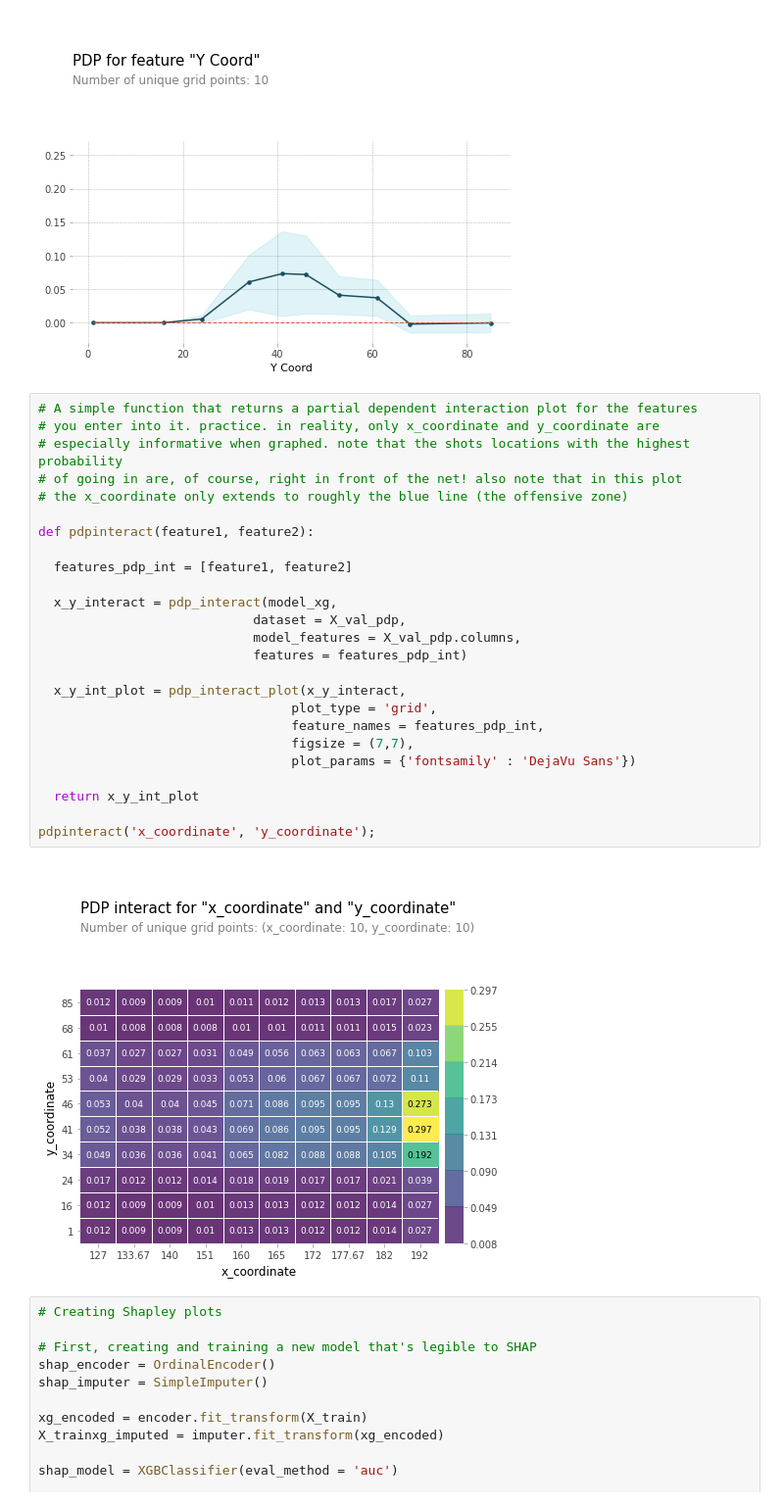
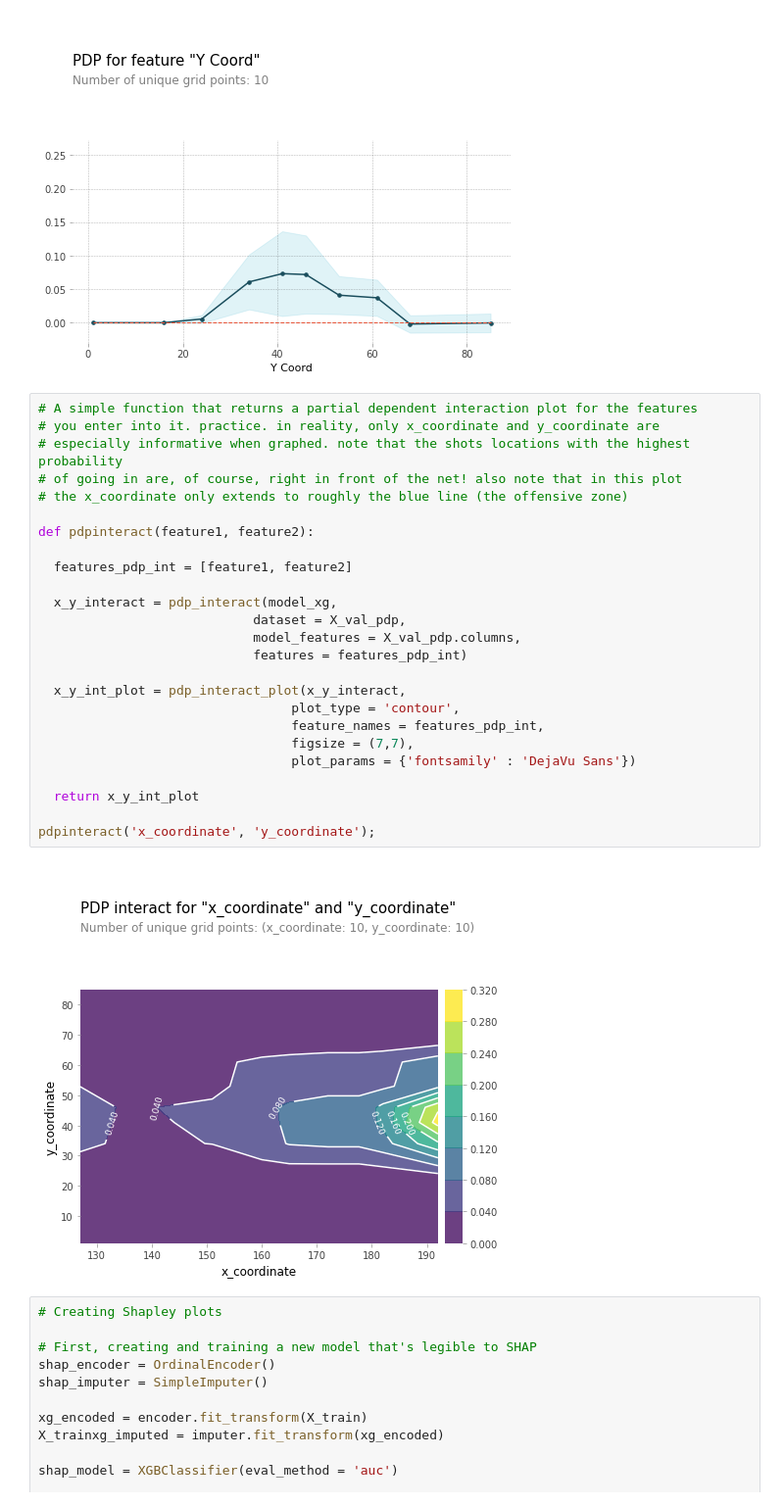
Before and after one commit to yaobviously/DataCup2021, a Jupyter notebook: hockeygoalmodel.ipynb, the cells around one changed output. Shown at 98% size. Drawn from its saved outputs; the diff is of its cells as text.

```diff
--- a/hockeygoalmodel.ipynb
+++ b/hockeygoalmodel.ipynb
@@ -339,30 +339,30 @@ plt.show();
 # %%
 # A simple function that returns a partial dependent interaction plot for the features
 # you enter into it. practice. in reality, only x_coordinate and y_coordinate are
 # especially informative when graphed. note that the shots locations with the highest probability
 # of going in are, of course, right in front of the net! also note that in this plot
 # the x_coordinate only extends to roughly the blue line (the offensive zone)
 
 def pdpinteract(feature1, feature2):
 
   features_pdp_int = [feature1, feature2]
 
   x_y_interact = pdp_interact(model_xg,
                             dataset = X_val_pdp,
                             model_features = X_val_pdp.columns,
                             features = features_pdp_int)
 
   x_y_int_plot = pdp_interact_plot(x_y_interact,
-                                 plot_type = 'grid',
+                                 plot_type = 'contour',
                                  feature_names = features_pdp_int,
                                  figsize = (7,7),
                                  plot_params = {'fontsamily' : 'DejaVu Sans'})
 
   return x_y_int_plot
 
 pdpinteract('x_coordinate', 'y_coordinate');
 # %% [output]
-[figure, old version]
+[figure, new version]
 # %%
 # Creating Shapley plots
 
```
